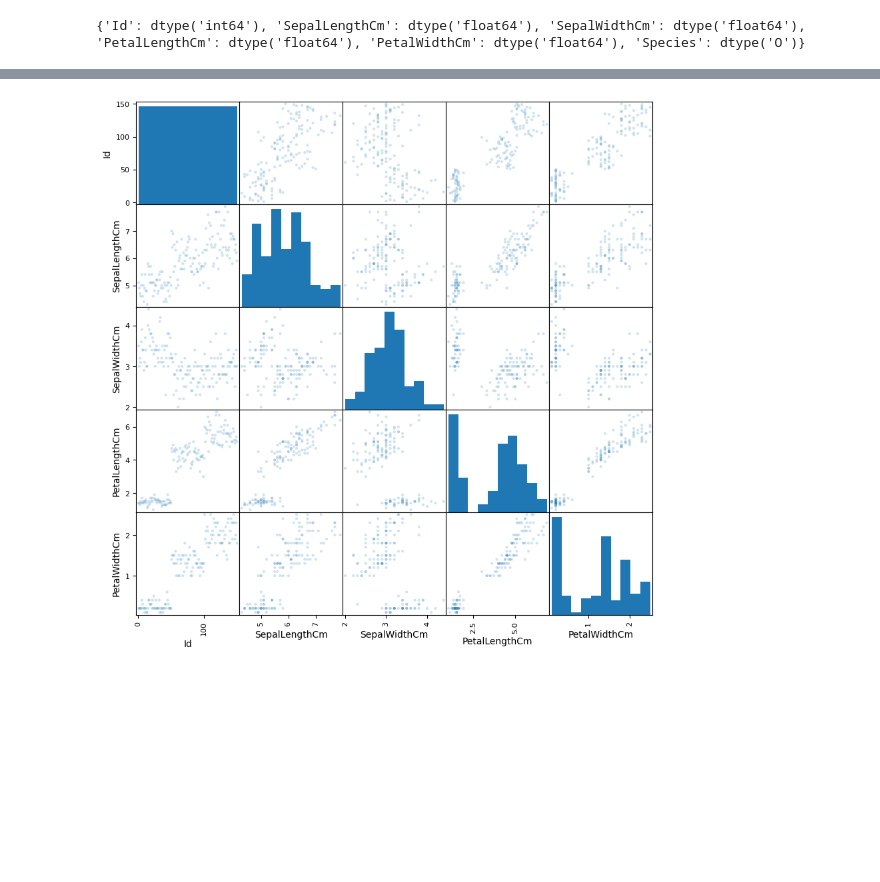
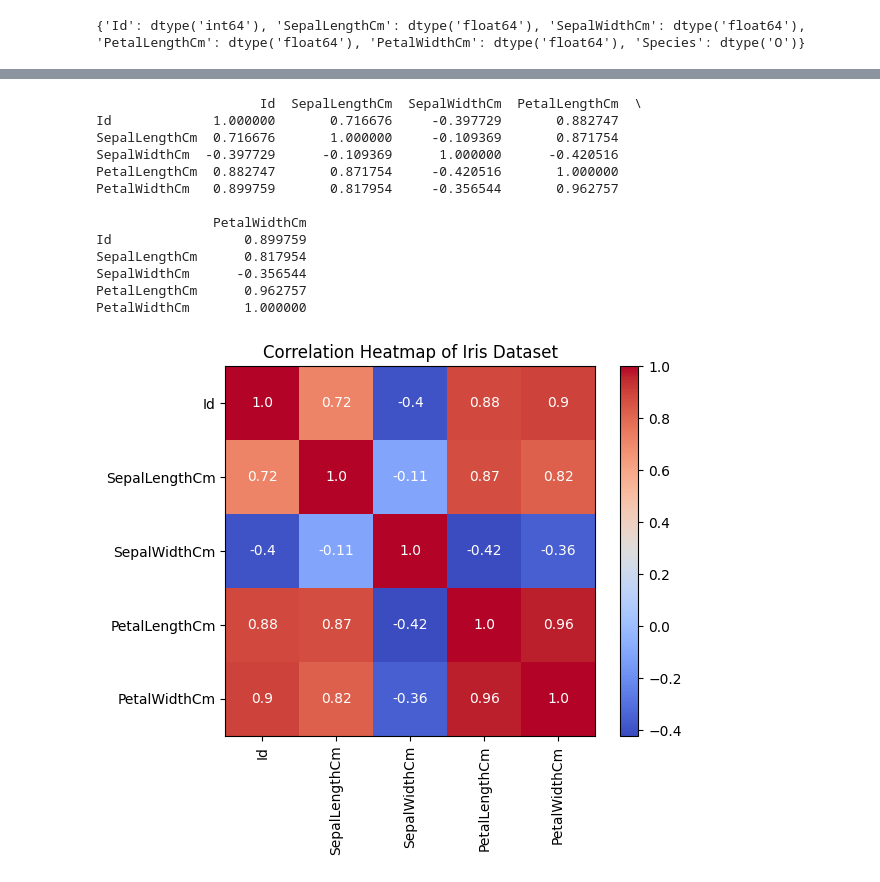
Before and after one commit to Lohith-9923/SoC, a Jupyter notebook: Week-2/Week_2.ipynb, the cells around one changed output, grey strips where cells are left out. Drawn from its saved outputs; the diff is of its cells as text; code cells hidden in the pictures; blank space fills up the shorter version.

```diff
--- a/Week-2/Week_2.ipynb
+++ b/Week-2/Week_2.ipynb
@@ -110,6 +89,0 @@ for col in column_names:
-# %%
-# 8. Plotting scatterplot between each pair of columns
-pd.plotting.scatter_matrix(df, alpha=0.2, figsize=(10, 10))
-plt.show()
-# %% [output]
-[figure, removed]
@@ -117,0 +90,31 @@ plt.show()
+# %%
+# 7. Correlation matrix and heatmap plot printing
+corr_matrix = df.corr(numeric_only=True)
+print(corr_matrix)
+plt.imshow(corr_matrix, cmap='coolwarm')
+plt.title('Correlation Heatmap of Iris Dataset')
+plt.colorbar()
+
+plt.xticks(range(len(corr_matrix.columns)), corr_matrix.columns, rotation=90)
+plt.yticks(range(len(corr_matrix.columns)), corr_matrix.columns)
+
+for i in range(len(corr_matrix.columns)):
+    for j in range(len(corr_matrix.columns)):
+        plt.text(j, i, str(round(corr_matrix.iloc[i, j], 2)), ha='center', va='center', color='white')
+
+plt.show()
+# %% [output]
+                     Id  SepalLengthCm  SepalWidthCm  PetalLengthCm  \
+Id             1.000000       0.716676     -0.397729       0.882747
+SepalLengthCm  0.716676       1.000000     -0.109369       0.871754
+SepalWidthCm  -0.397729      -0.109369      1.000000      -0.420516
+PetalLengthCm  0.882747       0.871754     -0.420516       1.000000
+PetalWidthCm   0.899759       0.817954     -0.356544       0.962757
+
+               PetalWidthCm
+Id                 0.899759
+SepalLengthCm      0.817954
+SepalWidthCm      -0.356544
+PetalLengthCm      0.962757
+PetalWidthCm       1.000000
+[figure, added]
```
Also changed, not shown: parts of 8 cells of this notebook.
